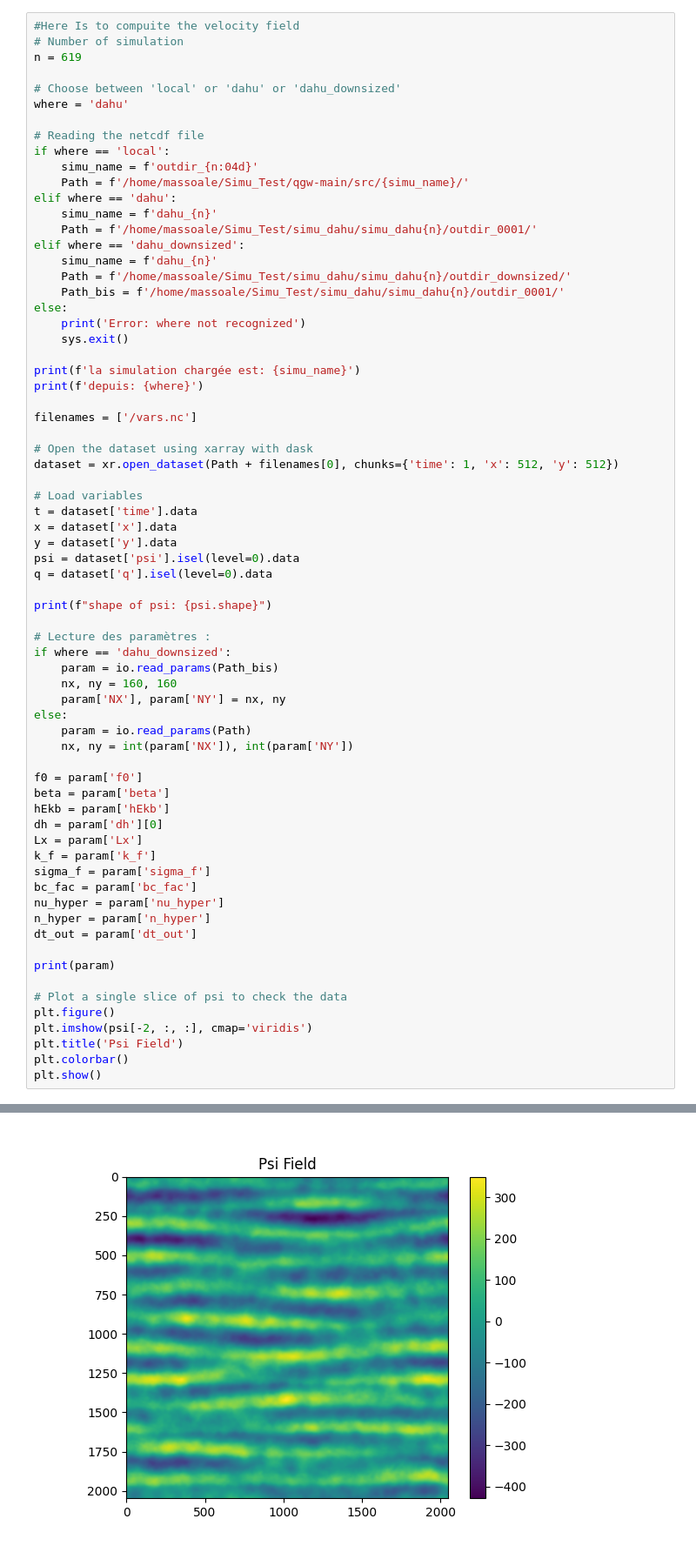
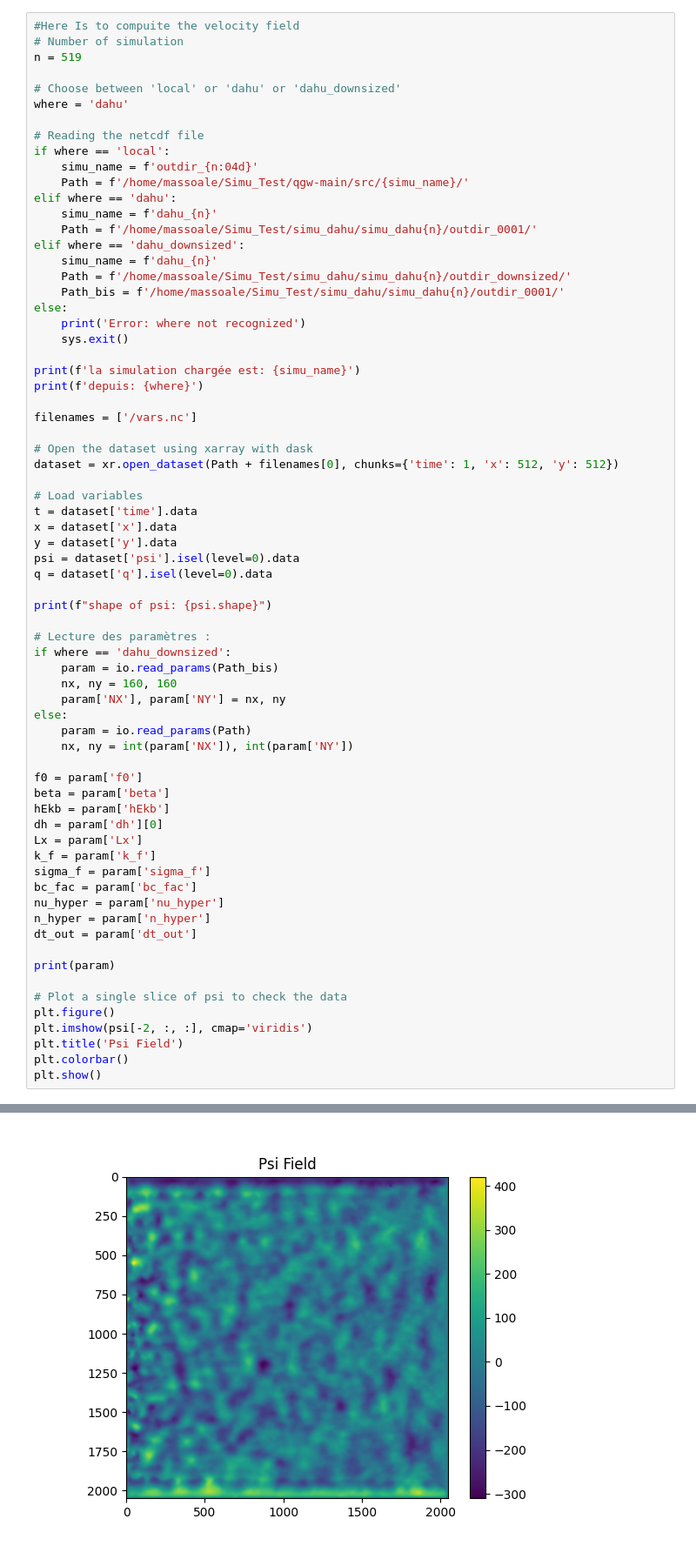
Before and after one commit to LennardMiller/Stage_M2, a Jupyter notebook: Velocity_calc.ipynb, the cells around one changed output, grey strips where cells are left out. Shown at 87% size. Drawn from its saved outputs; the diff is of its cells as text.

```diff
--- a/Velocity_calc.ipynb
+++ b/Velocity_calc.ipynb
@@ -17,7 +17,7 @@ from joblib import Parallel, delayed
 # %%
 #Here Is to compuite the velocity field
 # Number of simulation
-n = 619
+n = 519
 
 # Choose between 'local' or 'dahu' or 'dahu_downsized'
 where = 'dahu'
@@ -91,3 +91,3 @@ shape of psi: (145, 2048, 2048)
-[figure, old version]
+[figure, new version]
 # %%
 # Plotting the mean velocity field
```
Also changed, not shown: parts of 2 cells of this notebook, 21 other files.
